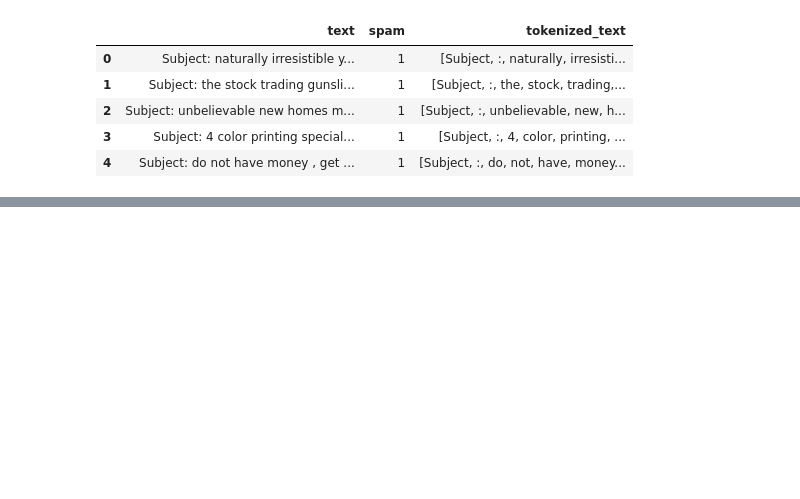
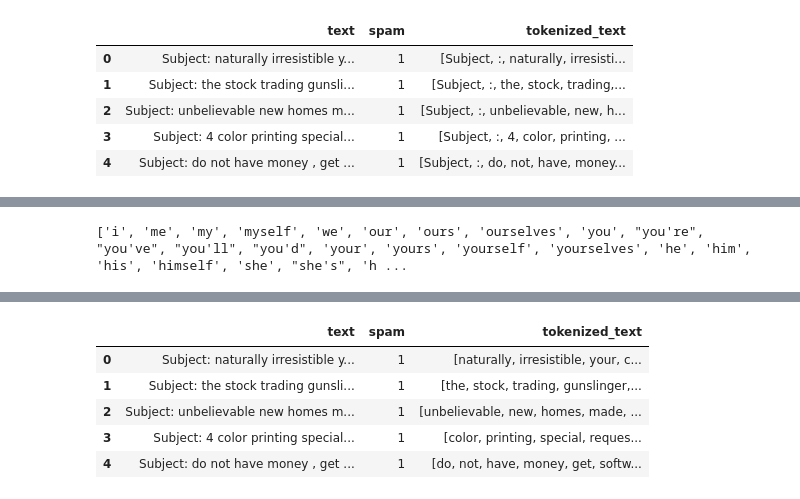
Before and after one commit to bilgekagansenol/SpamornotSpamproject, a Jupyter notebook: spamornotspam.ipynb, the cells around one changed output, grey strips where cells are left out. Saved outputs shown, nothing was run; the diff lists cells and outputs as text; code cells hidden in the pictures; blank space fills up the shorter version.

```diff
--- a/spamornotspam.ipynb
+++ b/spamornotspam.ipynb
@@ -151,0 +102,19 @@ KeyboardInterrupt:
+# %%
+import pandas as pd
+from nltk.corpus import stopwords
+import nltk
+
+
+nltk.download('stopwords')
+
+stopwords1 = stopwords.words('english')
+print(stopwords1)
+list_of_tokens  = []
+list_of_tokens = df['tokenized_text'].tolist()
+cleaned_samples = [sample[1:] if sample and sample[0].lower() == 'subject' else sample for sample in list_of_tokens]
+list_of_tokens = cleaned_samples
+list_of_tokens = [token for token in list_of_tokens if token not in stopwords1 ]
+df['tokenized_text'] = list_of_tokens
+df.head()
+# %% [output]
+['i', 'me', 'my', 'myself', 'we', 'our', 'ours', 'ourselves', 'you', "you're", "you've", "you'll", "you'd", 'your', 'yours', 'yourself', 'yourselves', 'he', 'him', 'his', 'himself', 'she', "she's", 'h ...
@@ -151,0 +123,6 @@ KeyboardInterrupt:
+|  | text | spam | tokenized_text |
+| 0 | Subject: naturally irresistible y... | 1 | [naturally, irresistible, your, c... |
+| 1 | Subject: the stock trading gunsli... | 1 | [the, stock, trading, gunslinger,... |
+| 2 | Subject: unbelievable new homes m... | 1 | [unbelievable, new, homes, made, ... |
+| 3 | Subject: 4 color printing special... | 1 | [color, printing, special, reques... |
+| 4 | Subject: do not have money , get ... | 1 | [do, not, have, money, get, softw... |
```
Also changed, not shown: parts of 12 cells of this notebook.
